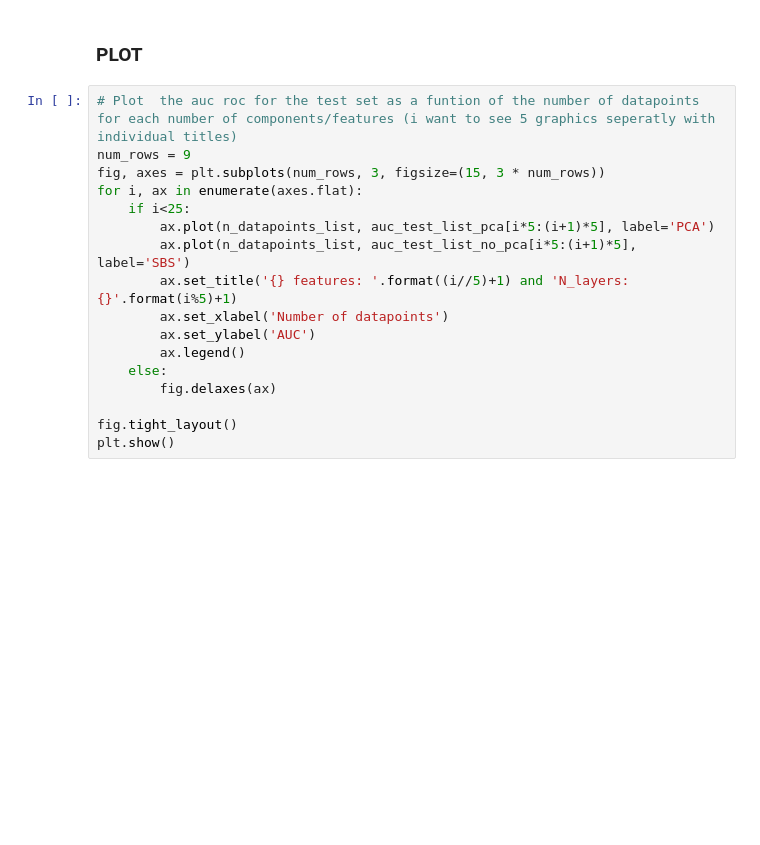
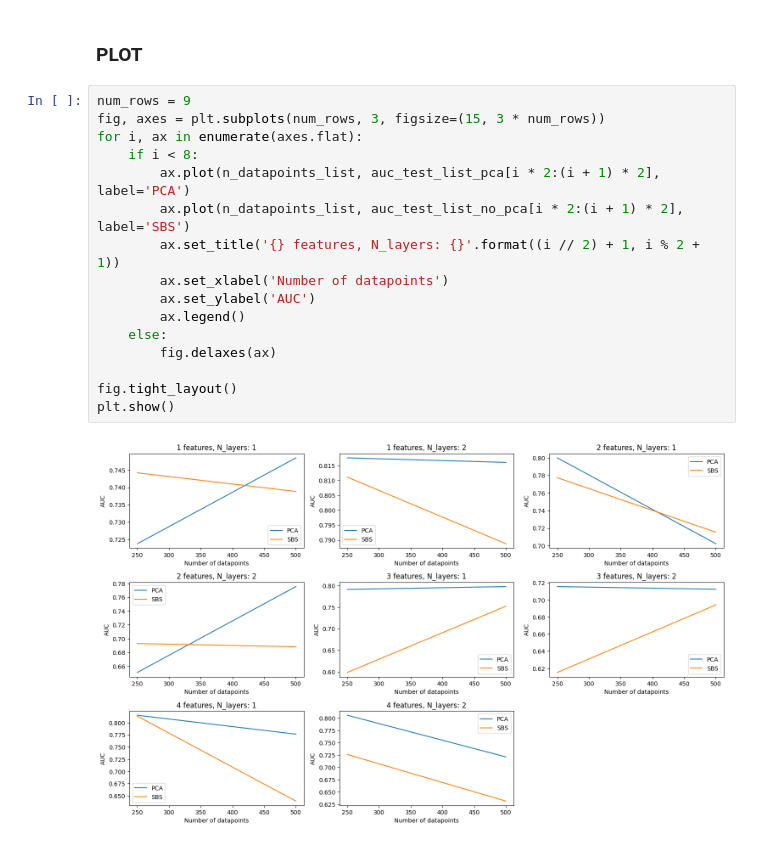
Before and after one commit to BrunaMSalgado/LIP_QML_2023, a Jupyter notebook: Bruna/tarefa_gridsearch_all_test.ipynb, the cells around one changed output. Saved outputs shown, nothing was run; the diff lists cells and outputs as text; blank space fills up the shorter version.

```diff
--- a/Bruna/tarefa_gridsearch_all_test.ipynb
+++ b/Bruna/tarefa_gridsearch_all_test.ipynb
@@ -943,19 +1016,20 @@ print (auc_val_list_no_pca_vqc)
 # %% [markdown]
 ### PLOT
 # %%
-# Plot  the auc roc for the test set as a funtion of the number of datapoints for each number of components/features (i want to see 5 graphics seperatly with individual titles)
 num_rows = 9
 fig, axes = plt.subplots(num_rows, 3, figsize=(15, 3 * num_rows))
 for i, ax in enumerate(axes.flat):
-    if i<25:
-        ax.plot(n_datapoints_list, auc_test_list_pca[i*5:(i+1)*5], label='PCA')
-        ax.plot(n_datapoints_list, auc_test_list_no_pca[i*5:(i+1)*5], label='SBS')
-        ax.set_title('{} features: '.format((i//5)+1) and 'N_layers: {}'.format(i%5)+1)
+    if i < 8:
+        ax.plot(n_datapoints_list, auc_test_list_pca[i * 2:(i + 1) * 2], label='PCA')
+        ax.plot(n_datapoints_list, auc_test_list_no_pca[i * 2:(i + 1) * 2], label='SBS')
+        ax.set_title('{} features, N_layers: {}'.format((i // 2) + 1, i % 2 + 1))
         ax.set_xlabel('Number of datapoints')
         ax.set_ylabel('AUC')
         ax.legend()
     else:
         fig.delaxes(ax)
 
 fig.tight_layout()
 plt.show()
+# %% [output]
+[figure, added]
```
Also changed, not shown: parts of 5 cells of this notebook.
